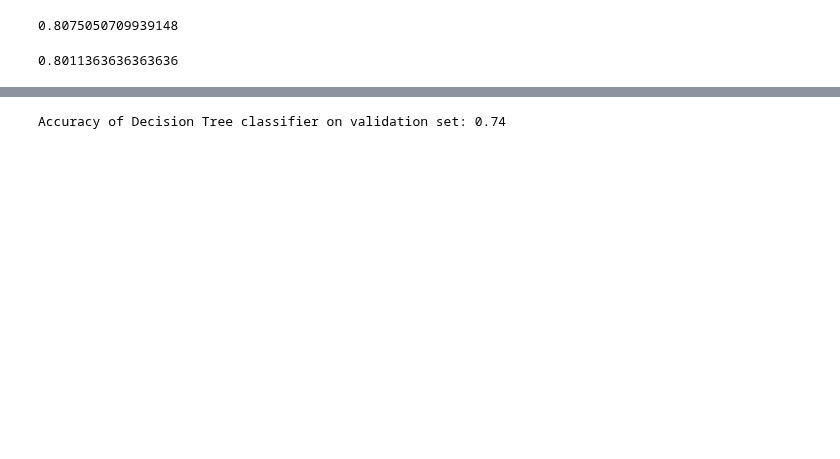
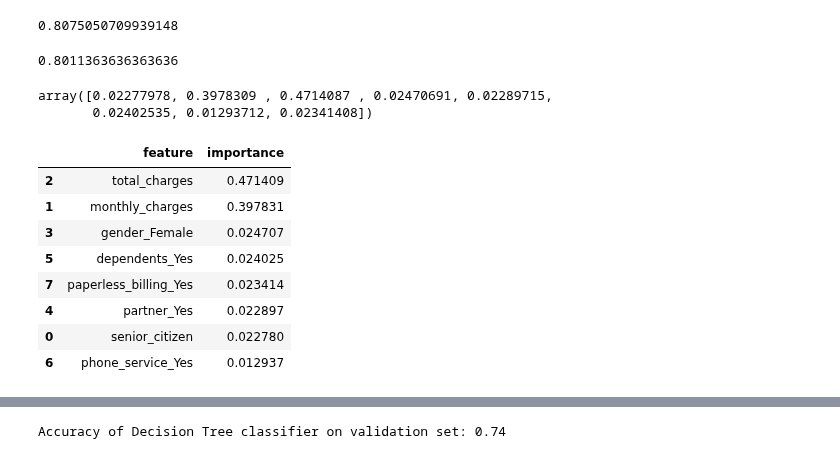
Before and after one commit to Marc-Aradillas/Classification_exercises.ipynb, a Jupyter notebook: decision_tree.ipynb, the cells around one changed output, grey strips where cells are left out. Cells and saved outputs as stored; diff of their text form; code cells hidden in the pictures; blank space fills up the shorter version.

```diff
--- a/decision_tree.ipynb
+++ b/decision_tree.ipynb
@@ -645,6 +654,26 @@ clf.score(X_train, y_train)
 clf.score(X_val, y_val)
 # %% [output]
 0.8011363636363636
+# %%
+clf.feature_importances_
+# %% [output]
+array([0.02277978, 0.3978309 , 0.4714087 , 0.02470691, 0.02289715,
+       0.02402535, 0.01293712, 0.02341408])
+# %%
+fi = pd.DataFrame({'feature': X_train.columns,
+              'importance': clf.feature_importances_})
+
+fi.sort_values(by = 'importance', ascending = False)
+# %% [output]
+|  | feature | importance |
+| 2 | total_charges | 0.471409 |
+| 1 | monthly_charges | 0.397831 |
+| 3 | gender_Female | 0.024707 |
+| 5 | dependents_Yes | 0.024025 |
+| 7 | paperless_billing_Yes | 0.023414 |
+| 4 | partner_Yes | 0.022897 |
+| 0 | senior_citizen | 0.022780 |
+| 6 | phone_service_Yes | 0.012937 |
 # %%
 seed = 42
 train_acc = []
```
Also changed, not shown: parts of 30 cells of this notebook, 4 other files.
